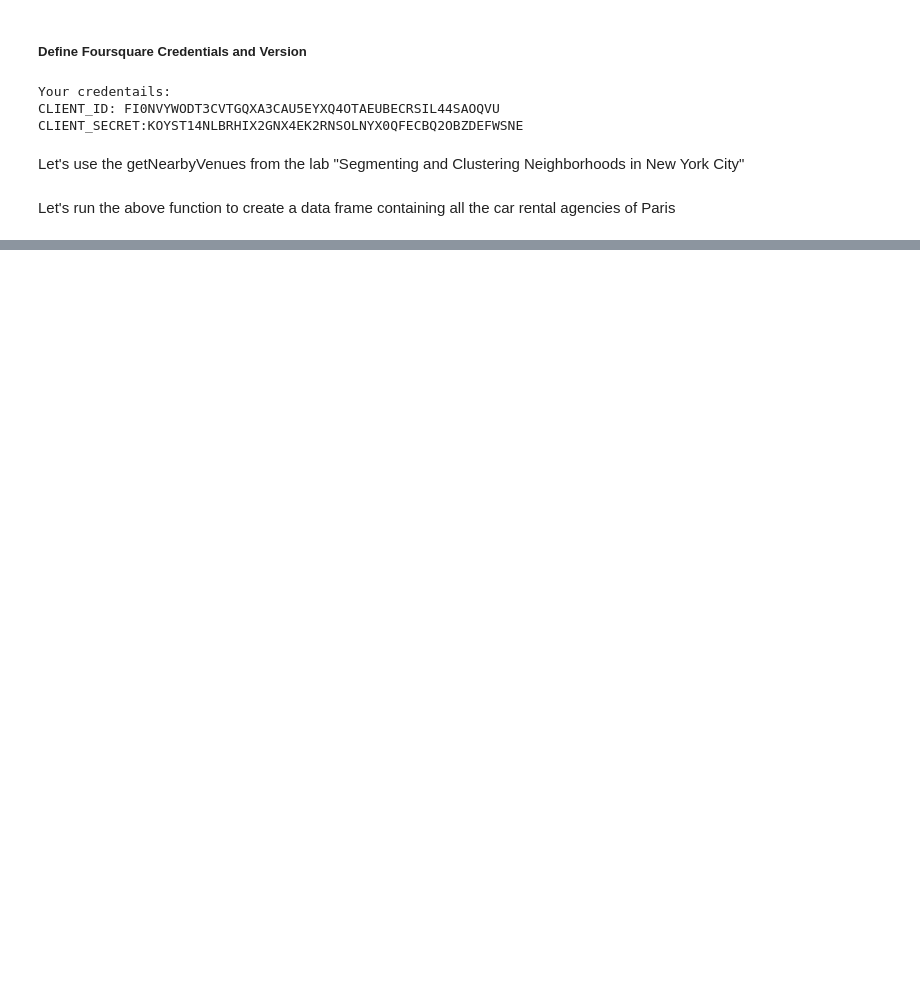
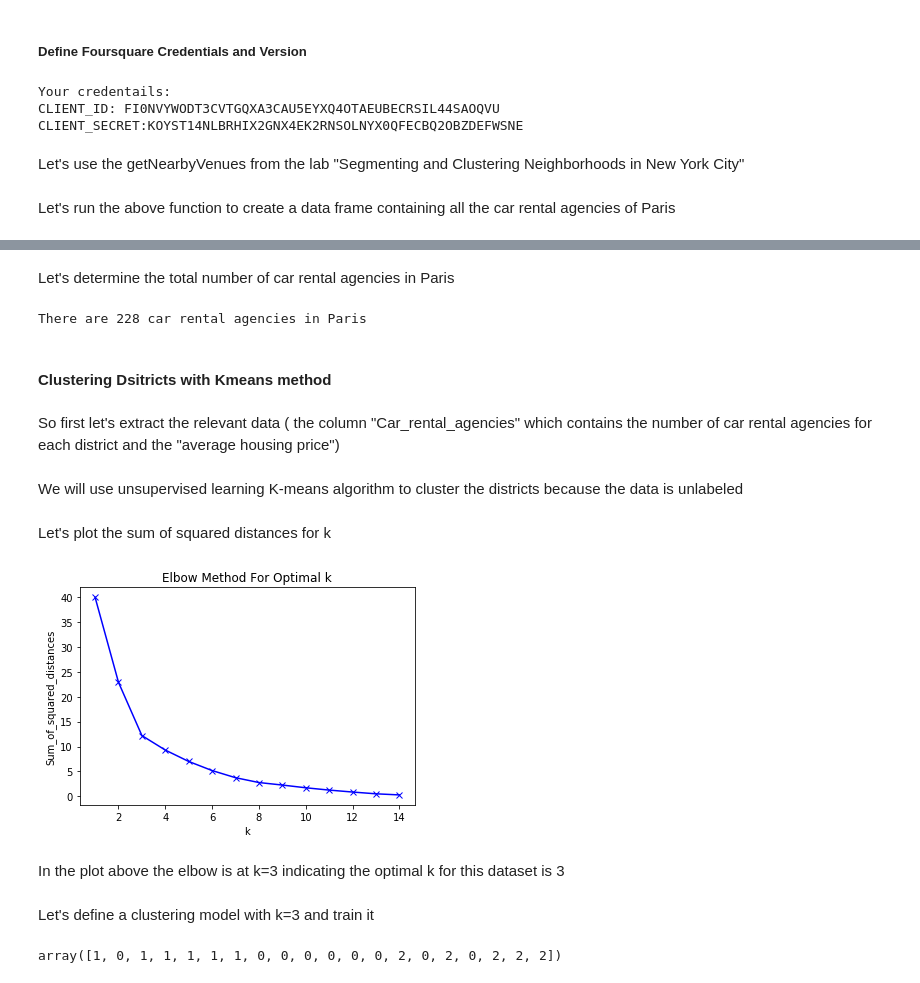
Before and after one commit to RedouanSabir/Coursera_Capstone, a Jupyter notebook: Capstone_Project_The_Battle_of_Neighborhoods_Week1.ipynb, the cells around one changed output, grey strips where cells are left out. Cells and saved outputs as stored; diff of their text form; code cells hidden in the pictures; blank space fills up the shorter version.

```diff
--- a/Capstone_Project_The_Battle_of_Neighborhoods_Week1.ipynb
+++ b/Capstone_Project_The_Battle_of_Neighborhoods_Week1.ipynb
@@ -307,0 +230,12 @@ paris_car_rental_clustering=paris_car_rental
+# %%
+#The "autolib' station" are not car rent agencies but self service cars
+#So Let's remove them
+paris_car_rental=paris_car_rental[paris_car_rental['Venue'] != "Autolib’ Station" ]
+paris_car_rental=paris_car_rental[paris_car_rental['Venue'] != "Autolib' Station"]
+
+
+
+# let's count the numbre of car agencies per district
+car_rental_agencies=paris_car_rental.groupby(['Postal_code'])['Venue'].count().to_frame()
+car_rental_agencies.columns=['Number_of_car_agencies']
+car_rental_agencies.reset_index(inplace=True)
@@ -307,0 +244,5 @@ paris_car_rental_clustering=paris_car_rental
+# %%
+paris_districts_df.sort_values(by=['PostalCode'],inplace=True)
+paris_districts_df.reset_index(inplace=True)
+paris_districts_df['Car_rental_agencies']=car_rental_agencies['Number_of_car_agencies']
+paris_districts_df
@@ -307,0 +267,59 @@ paris_car_rental_clustering=paris_car_rental
+# %% [markdown]
+Let's determine the total number of car rental agencies in Paris
+# %%
+number_car_rental_agencies=paris_districts_df['Car_rental_agencies'].sum().astype(str)
+
+
+print ('There are '+ number_car_rental_agencies +' car rental agencies in Paris')
+# %% [output]
+There are 228 car rental agencies in Paris
+# %% [markdown]
+#### Clustering  Dsitricts with Kmeans method
+# %% [markdown]
+So first let's extract the relevant data ( the column "Car_rental_agencies" which contains the number of car rental agencies for each district and the "average housing price")
+# %%
+clustering_data = paris_districts_df[['Car_rental_agencies','average housing price']]
+
+#We use StandardScaler() to normalize our dataset.
+
+clustering_data = StandardScaler().fit_transform(clustering_data)
+# %% [markdown]
+We will use unsupervised learning K-means algorithm to cluster the districts because the data is unlabeled
+# %%
+
+Sum_of_squared_distances = []
+
+# For each k value, we will initialise k-means and use the inertia attribute to identify
+# the sum of squared distances of samples to the nearest cluster centre.
+K = range(1,15)
+for k in K:
+    km = KMeans(n_clusters=k)
+    km = km.fit(clustering_data)
+    Sum_of_squared_distances.append(km.inertia_)
+# %% [markdown]
+Let's plot the sum of squared distances for k
+# %%
+import matplotlib.pyplot as plt
+
+plt.plot(K, Sum_of_squared_distances, 'bx-')
+plt.xlabel('k')
+plt.ylabel('Sum_of_squared_distances')
+plt.title('Elbow Method For Optimal k')
+plt.show()
+# %% [output]
+[figure, added]
+# %% [markdown]
+In the plot above the elbow is at k=3 indicating the optimal k for this dataset is 3
+# %% [markdown]
+Let's define a clustering model with k=3 and train it
+# %%
+
+kclusters=3
+km_opt = KMeans(n_clusters=kclusters)
+km_opt = km_opt.fit(clustering_data)
+
+labels=km_opt.labels_
+
+labels
+# %% [output]
+array([1, 0, 1, 1, 1, 1, 1, 0, 0, 0, 0, 0, 0, 2, 0, 2, 0, 2, 2, 2])
```
Also changed, not shown: parts of 49 cells of this notebook, 3 other files.
